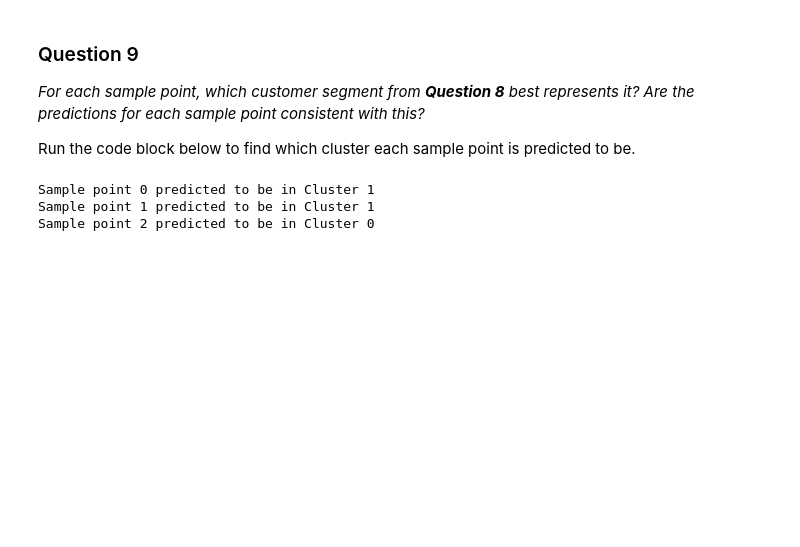
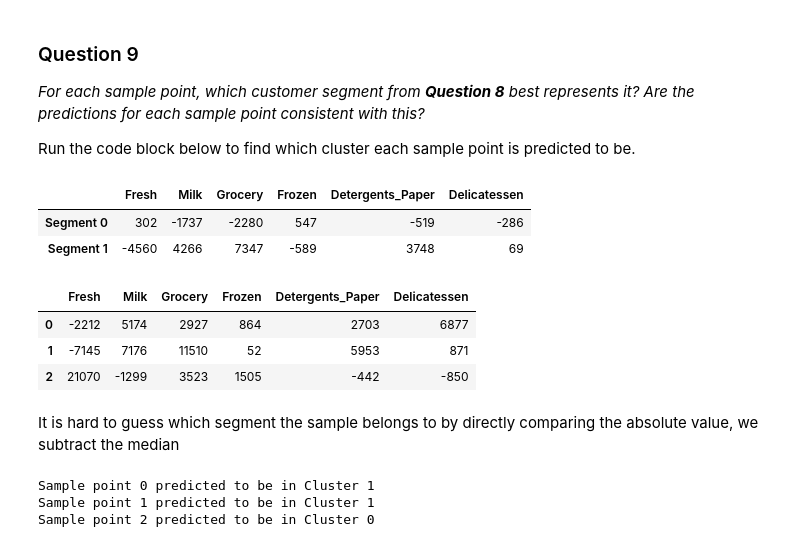
Before and after one commit to snowdj/MLND_customer_segments, a Jupyter notebook: customer_segments.ipynb, the cells around one changed output. Drawn from its saved outputs; the diff is of its cells as text; code cells hidden in the pictures; blank space fills up the shorter version.

```diff
--- a/customer_segments.ipynb
+++ b/customer_segments.ipynb
@@ -586,6 +581,23 @@ Consider the total purchase cost of each product category for the representative
 *For each sample point, which customer segment from* ***Question 8*** *best represents it? Are the predictions for each sample point consistent with this?*
 
 Run the code block below to find which cluster each sample point is predicted to be.
+# %%
+# Before the prediction, we make our naive guess of each sample
+#display(true_centers)
+#display(samples)
+
+display(true_centers-np.around(data_dropped_outliers.median().values))
+display(samples-np.around(data_dropped_outliers.median().values))
+# %% [output]
+|  | Fresh | Milk | Grocery | Frozen | Detergents_Paper | Delicatessen |
+| Segment 0 | 302 | -1737 | -2280 | 547 | -519 | -286 |
+| Segment 1 | -4560 | 4266 | 7347 | -589 | 3748 | 69 |
+|  | Fresh | Milk | Grocery | Frozen | Detergents_Paper | Delicatessen |
+| 0 | -2212 | 5174 | 2927 | 864 | 2703 | 6877 |
+| 1 | -7145 | 7176 | 11510 | 52 | 5953 | 871 |
+| 2 | 21070 | -1299 | 3523 | 1505 | -442 | -850 |
+# %% [markdown]
+It is hard to guess which segment the sample belongs to by directly comparing the absolute value, we subtract the median
 # %%
 # Display the predictions
 for i, pred in enumerate(sample_preds):
```
Also changed, not shown: parts of 6 cells of this notebook.
